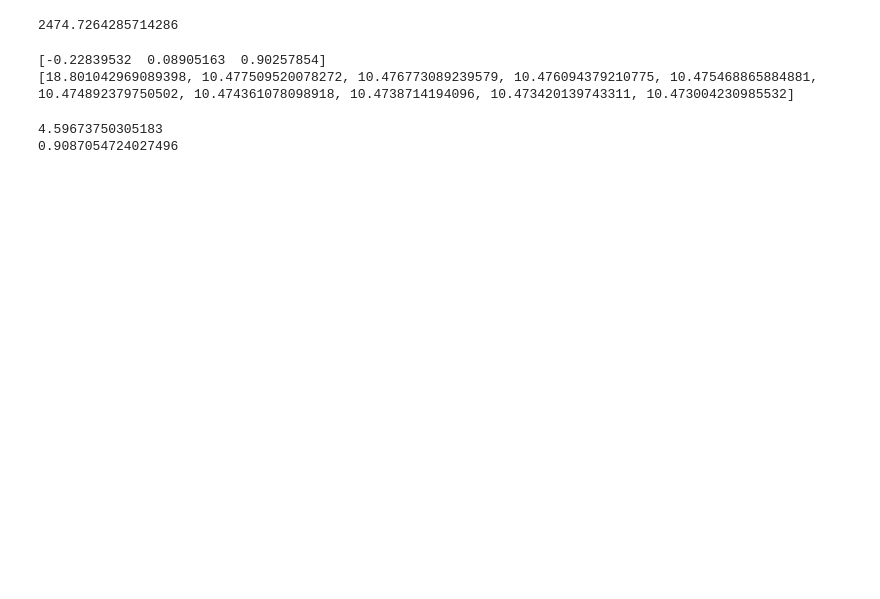
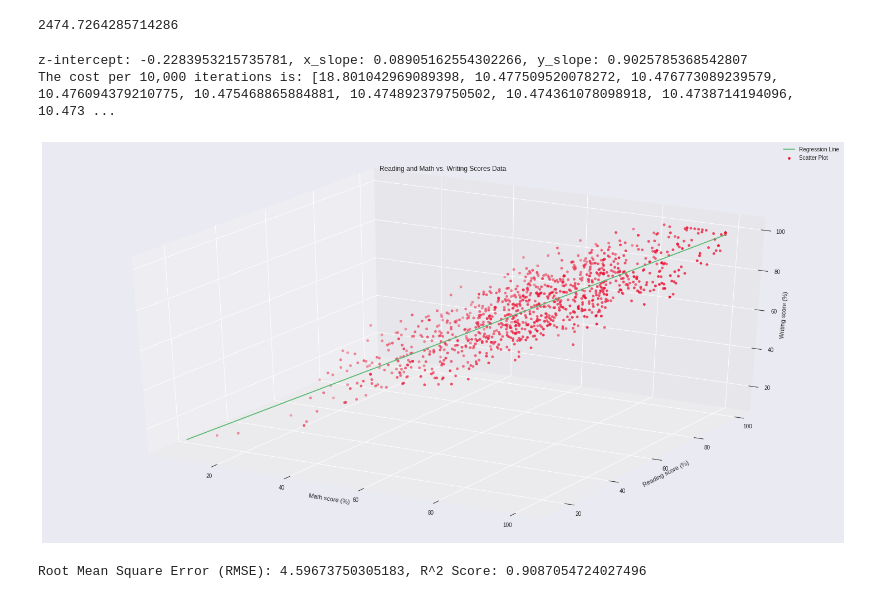
Before and after one commit to ADSA-UIUC/AdvancedWorkshopsFA18, a Jupyter notebook: ADSA_SupervisedLearning_091618/Solutions/Gradient_Descent_Linear_Regression_Solution.ipynb, the cells around one changed output. Cells and saved outputs as stored; diff of their text form; code cells hidden in the pictures; blank space fills up the shorter version.

```diff
--- a/ADSA_SupervisedLearning_091618/Solutions/Gradient_Descent_Linear_Regression_Solution.ipynb
+++ b/ADSA_SupervisedLearning_091618/Solutions/Gradient_Descent_Linear_Regression_Solution.ipynb
@@ -106,15 +116,46 @@ inital_cost = _cost(features, targets, coefficients)
 print(inital_cost)
 # %% [output]
 2474.7264285714286
-# %%
-new_coefficients, cost_history = train(features, targets, coefficients)
-
-print(new_coefficients)
-
-print(cost_history[::10000])
-# %% [output]
-[-0.22839532  0.08905163  0.90257854]
-[18.801042969089398, 10.477509520078272, 10.476773089239579, 10.476094379210775, 10.475468865884881, 10.474892379750502, 10.474361078098918, 10.4738714194096, 10.473420139743311, 10.473004230985532]
+# %%
+new_coefficients, cost_history = train(features, targets, coefficients)
+
+z_int = new_coefficients[0]
+slope_x = new_coefficients[1]
+slope_y = new_coefficients[2]
+
+print("z-intercept: {0}, x_slope: {1}, y_slope: {2}".format(z_int, slope_x, slope_y))
+
+print("The cost per 10,000 iterations is: {0}".format(cost_history[::10000]))
+# %% [output]
+z-intercept: -0.2283953215735781, x_slope: 0.08905162554302266, y_slope: 0.9025785368542807
+The cost per 10,000 iterations is: [18.801042969089398, 10.477509520078272, 10.476773089239579, 10.476094379210775, 10.475468865884881, 10.474892379750502, 10.474361078098918, 10.4738714194096, 10.473 ...
+# %%
+# Ploting Values and Regression Line
+max_x = np.max(data['Math'].values)
+min_x = np.min(data['Math'].values) - 5
+
+max_y = np.max(data['Reading'].values)
+min_y = np.min(data['Reading'].values) - 5
+
+# Calculating line values x and y
+x = np.linspace(min_x, max_x, 1000)
+y = np.linspace(min_y, max_y, 1000)
+z = z_int + slope_x * x + slope_y * y
+
+# Ploting Line
+
+fig = plt.figure()
+ax = Axes3D(fig)
+ax.scatter(data['Math'].values, data['Reading'].values, data['Writing'].values, color='#ef1234', label='Scatter Plot')
+ax.plot(x, y, z, color='#58b970', label='Regression Line')
+ax.set_xlabel('Math score (%)')
+ax.set_ylabel('Reading score (%)')
+ax.set_zlabel('Writing score (%)')
+plt.title("Reading and Math vs. Writing Scores Data")
+plt.legend()
+plt.show()
+# %% [output]
+[figure, added]
 # %%
 test_data = data.tail(300)
 
@@ -128,8 +169,6 @@ test_targets = np.array(write_test)
 
 
 rmse, R2_score = test(test_features, test_targets, new_coefficients)
-print(rmse)
-print(R2_score)
+print("Root Mean Square Error (RMSE): {0}, R^2 Score: {1}".format(rmse, R2_score))
 # %% [output]
-4.59673750305183
-0.9087054724027496
+Root Mean Square Error (RMSE): 4.59673750305183, R^2 Score: 0.9087054724027496
```
Also changed, not shown: parts of 2 cells of this notebook, 2 other files.
